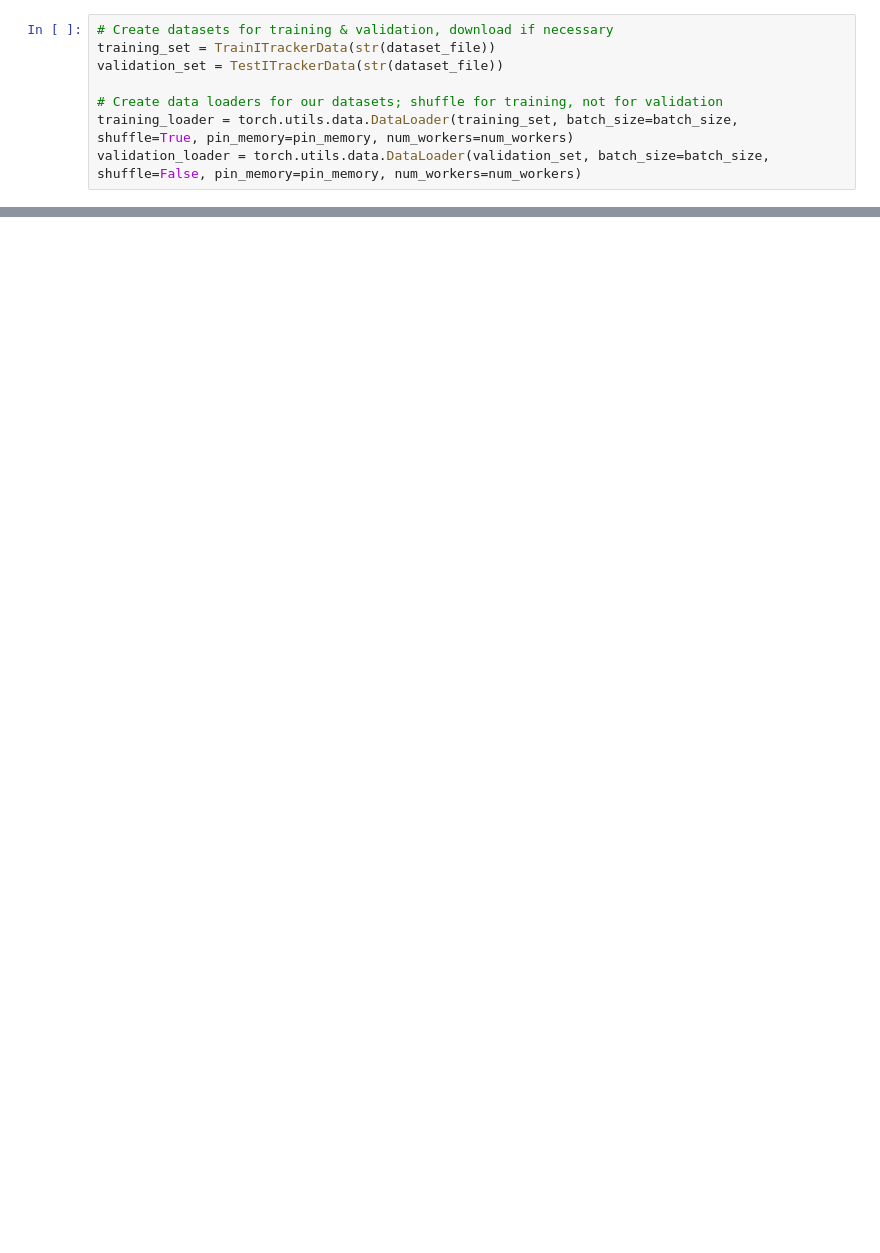
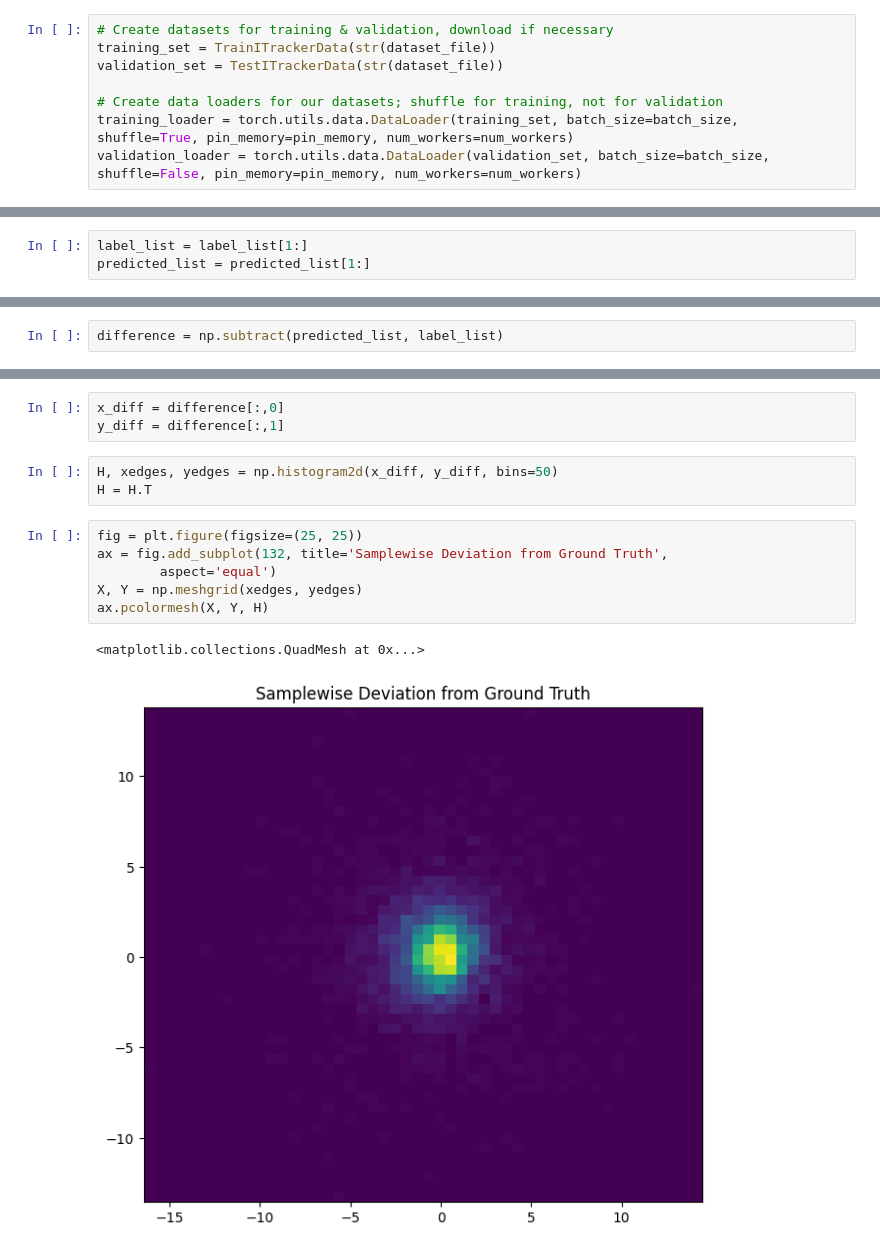
Before and after one commit to The-Jacob-Lopez/GazeMouse, a Jupyter notebook: GazeMouse/experiment/Itracker_exploration.ipynb, the cells around one changed output, grey strips where cells are left out. Cells and saved outputs as stored; diff of their text form; blank space fills up the shorter version.

```diff
--- a/GazeMouse/experiment/Itracker_exploration.ipynb
+++ b/GazeMouse/experiment/Itracker_exploration.ipynb
@@ -170,0 +430,3 @@ EPOCH 1:
+# %%
+label_list = label_list[1:]
+predicted_list = predicted_list[1:]
@@ -170,0 +457,2 @@ EPOCH 1:
+# %%
+difference = np.subtract(predicted_list, label_list)
@@ -170,0 +473,15 @@ EPOCH 1:
+# %%
+x_diff = difference[:,0]
+y_diff = difference[:,1]
+# %%
+H, xedges, yedges = np.histogram2d(x_diff, y_diff, bins=50)
+H = H.T
+# %%
+fig = plt.figure(figsize=(25, 25))
+ax = fig.add_subplot(132, title='Samplewise Deviation from Ground Truth',
+        aspect='equal')
+X, Y = np.meshgrid(xedges, yedges)
+ax.pcolormesh(X, Y, H)
+# %% [output]
+<matplotlib.collections.QuadMesh at 0x...>
+[figure, added]
```
Also changed, not shown: parts of 33 cells of this notebook, 8 other files.
